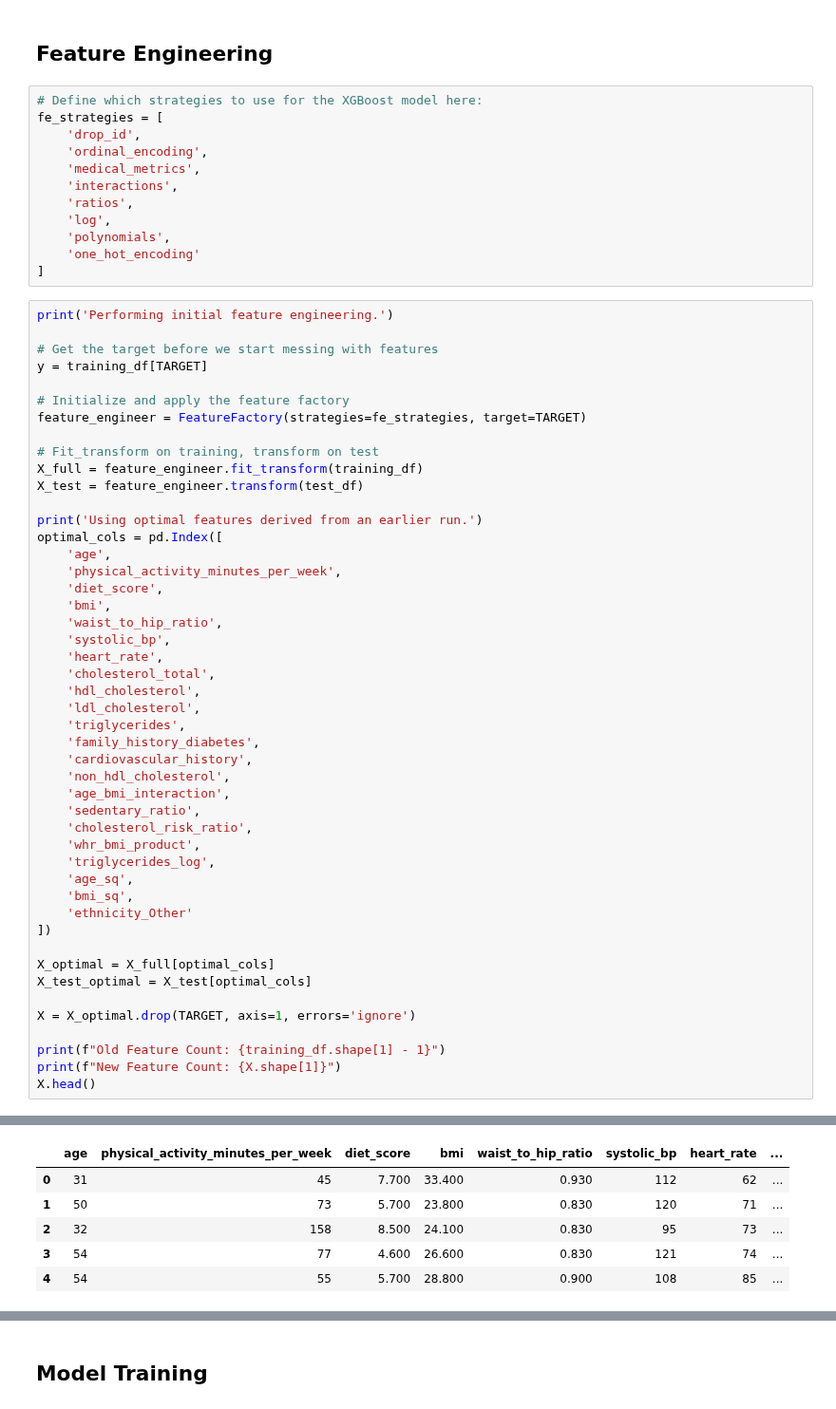
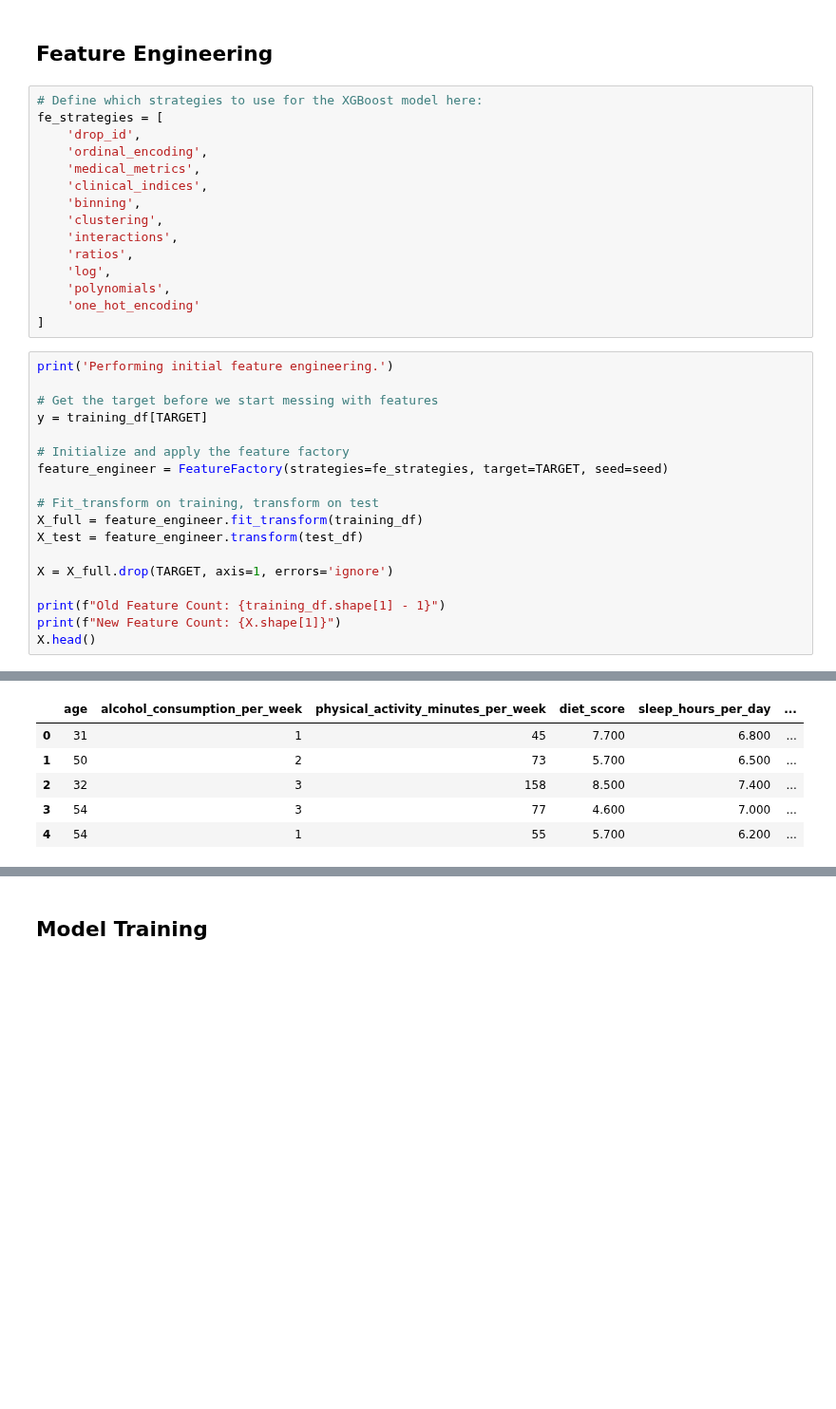
Before and after one commit to SteveTarter/kaggle-playground-series, a Jupyter notebook: 2025/s5e12/ps-s5e12-xgboost.ipynb, the cells around one changed output, grey strips where cells are left out. Shown at 95% size. Saved outputs shown, nothing was run; the diff lists cells and outputs as text; blank space fills up the shorter version.

```diff
--- a/2025/s5e12/ps-s5e12-xgboost.ipynb
+++ b/2025/s5e12/ps-s5e12-xgboost.ipynb
@@ -156,6 +156,9 @@ fe_strategies = [
     'drop_id',
     'ordinal_encoding',
     'medical_metrics',
+    'clinical_indices',
+    'binning',
+    'clustering',
     'interactions',
     'ratios',
     'log',
@@ -169,42 +172,13 @@ print('Performing initial feature engineering.')
 y = training_df[TARGET]
 
 # Initialize and apply the feature factory
-feature_engineer = FeatureFactory(strategies=fe_strategies, target=TARGET)
+feature_engineer = FeatureFactory(strategies=fe_strategies, target=TARGET, seed=seed)
 
 # Fit_transform on training, transform on test
 X_full = feature_engineer.fit_transform(training_df)
 X_test = feature_engineer.transform(test_df)
 
-print('Using optimal features derived from an earlier run.')
-optimal_cols = pd.Index([
-    'age',
-    'physical_activity_minutes_per_week',
-    'diet_score',
-    'bmi',
-    'waist_to_hip_ratio',
-    'systolic_bp',
-    'heart_rate',
-    'cholesterol_total',
-    'hdl_cholesterol',
-    'ldl_cholesterol',
-    'triglycerides',
-    'family_history_diabetes',
-    'cardiovascular_history',
-    'non_hdl_cholesterol',
-    'age_bmi_interaction',
-    'sedentary_ratio',
-    'cholesterol_risk_ratio',
-    'whr_bmi_product',
-    'triglycerides_log',
-    'age_sq',
-    'bmi_sq',
-    'ethnicity_Other'
-])
-
-X_optimal = X_full[optimal_cols]
-X_test_optimal = X_test[optimal_cols]
-
-X = X_optimal.drop(TARGET, axis=1, errors='ignore')
+X = X_full.drop(TARGET, axis=1, errors='ignore')
 
 print(f"Old Feature Count: {training_df.shape[1] - 1}")
 print(f"New Feature Count: {X.shape[1]}")
@@ -217,7 +190,7 @@ New Feature Count: 22
-|  | age | physical_activity_minutes_per_week | diet_score | bmi | waist_to_hip_ratio | systolic_bp | heart_rate | ... |
-| 0 | 31 | 45 | 7.700 | 33.400 | 0.930 | 112 | 62 | ... |
-| 1 | 50 | 73 | 5.700 | 23.800 | 0.830 | 120 | 71 | ... |
-| 2 | 32 | 158 | 8.500 | 24.100 | 0.830 | 95 | 73 | ... |
-| 3 | 54 | 77 | 4.600 | 26.600 | 0.830 | 121 | 74 | ... |
-| 4 | 54 | 55 | 5.700 | 28.800 | 0.900 | 108 | 85 | ... |
+|  | age | alcohol_consumption_per_week | physical_activity_minutes_per_week | diet_score | sleep_hours_per_day | ... |
+| 0 | 31 | 1 | 45 | 7.700 | 6.800 | ... |
+| 1 | 50 | 2 | 73 | 5.700 | 6.500 | ... |
+| 2 | 32 | 3 | 158 | 8.500 | 7.400 | ... |
+| 3 | 54 | 3 | 77 | 4.600 | 7.000 | ... |
+| 4 | 54 | 1 | 55 | 5.700 | 6.200 | ... |
 # %% [markdown]
```
Also changed, not shown: parts of 10 cells of this notebook, 11 other files.
